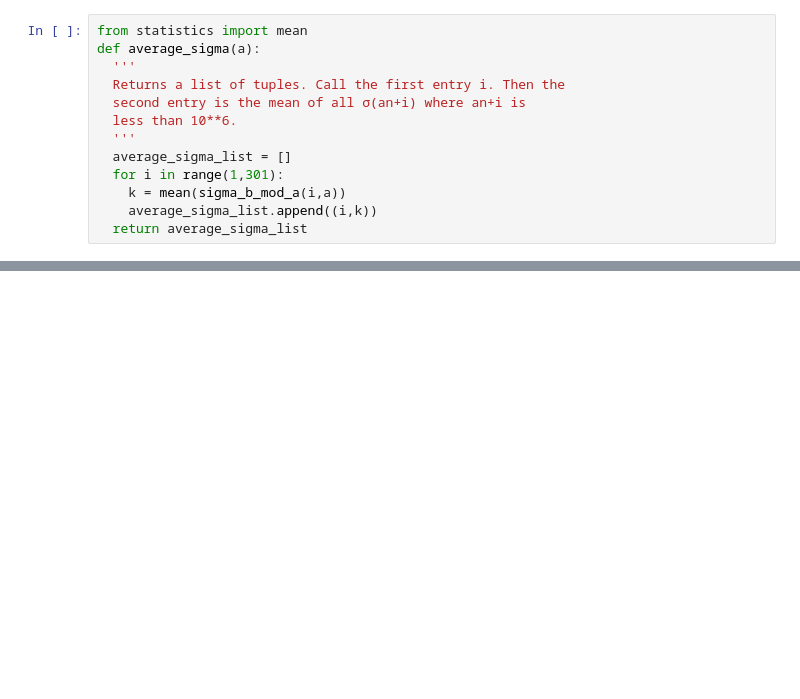
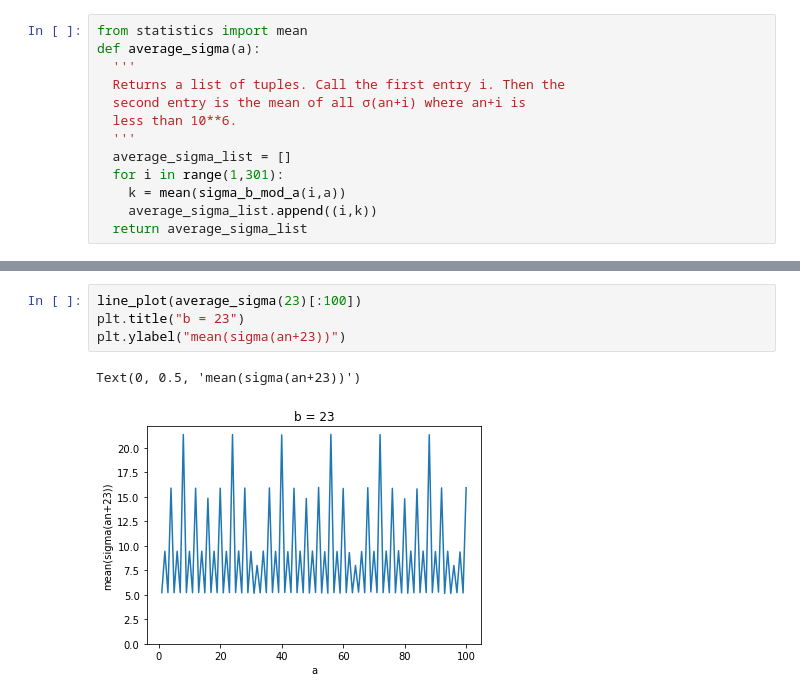
Before and after one commit to gencross/CollatzGroup3, a Jupyter notebook: MilesCollatzNotebook.ipynb, the cells around one changed output, grey strips where cells are left out. Saved outputs shown, nothing was run; the diff lists cells and outputs as text; blank space fills up the shorter version.

```diff
--- a/MilesCollatzNotebook.ipynb
+++ b/MilesCollatzNotebook.ipynb
@@ -266,0 +303,7 @@ histogram_plot(avg_list)
+# %%
+line_plot(average_sigma(23)[:100])
+plt.title("b = 23")
+plt.ylabel("mean(sigma(an+23))")
+# %% [output]
+Text(0, 0.5, 'mean(sigma(an+23))')
+[figure, added]
```
Also changed, not shown: parts of 14 cells of this notebook.
